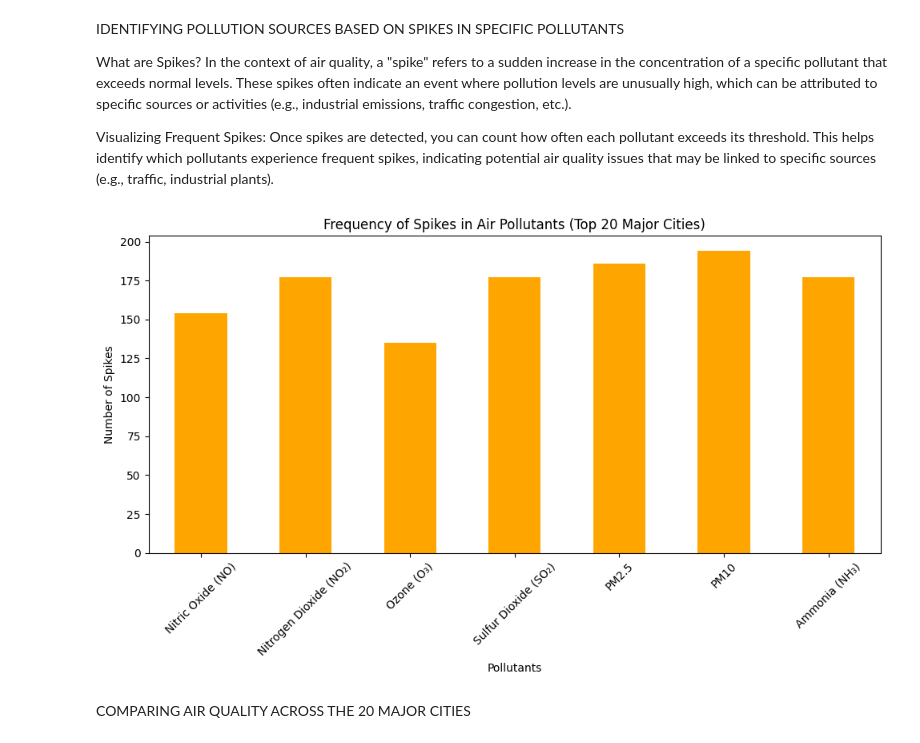
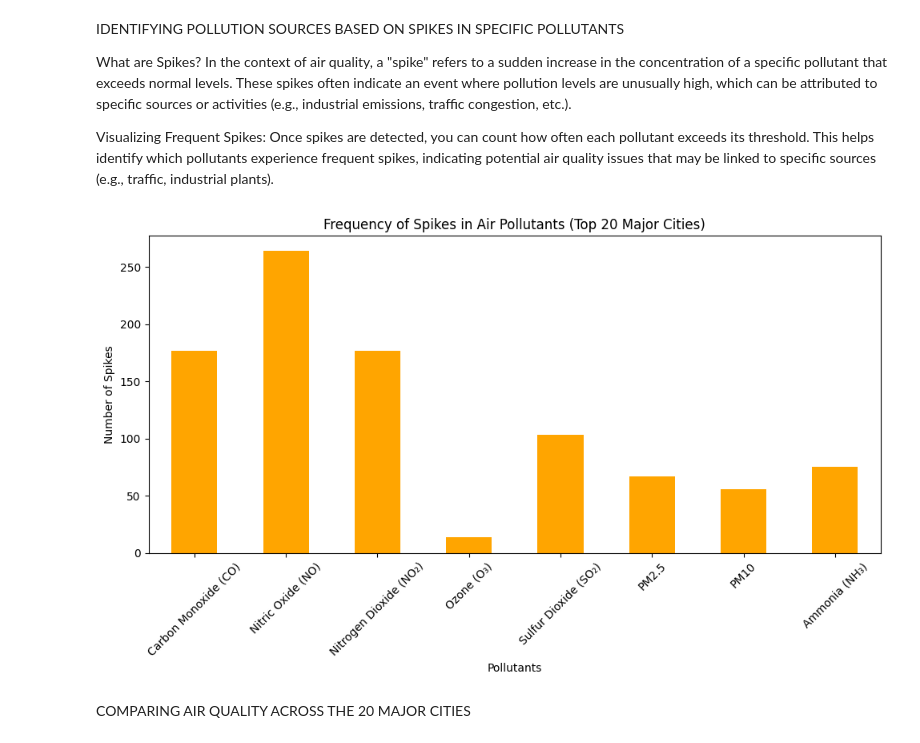
Before and after one commit to ParantarUrielAlexis/Spotify-Analysis, a Jupyter notebook: data.ipynb, the cells around one changed output. Saved outputs shown, nothing was run; the diff lists cells and outputs as text; code cells hidden in the pictures.

```diff
--- a/data.ipynb
+++ b/data.ipynb
@@ -25,10 +25,20 @@ major_cities = [
 ]
 
 # Filter the data for these cities
-filtered_data = data[data['city_name'].isin(major_cities)]
+filtered_data = data[data['city_name'].isin(major_cities)].copy()
+#"""
+# Log transformation
+constant = 1  # To avoid log(0)
+log_columns = ['main.aqi', 'components.co', 'components.no', 'components.o3',
+               'components.so2', 'components.pm2_5', 'components.pm10', 'components.nh3']
 
+# Apply log transformation
+for column in log_columns:
+    filtered_data[column] = np.log(filtered_data[column] + constant)
+
+#"""
 # Summary statistics for the filtered data
-summary_stats = filtered_data[['main.aqi', 'components.co',  'components.no', 'components.o3', 'components.so2', 'components.pm2_5', 'components.pm10', 'components.nh3', 'city_name']].describe()
+summary_stats = filtered_data[log_columns + ['city_name']].describe()
 
 # Output the statistics
 summary_stats
@@ -183,38 +183,33 @@ In the context of air quality, a "spike" refers to a sudden increase in the conc
 Visualizing Frequent Spikes:
 Once spikes are detected, you can count how often each pollutant exceeds its threshold. This helps identify which pollutants experience frequent spikes, indicating potential air quality issues that may be linked to specific sources (e.g., traffic, industrial plants).
 # %%
-import pandas as pd
-import matplotlib.pyplot as plt
-
-
-
 # Columns to analyze
-pollutants = ['Nitric Oxide (NO)', 'Nitrogen Dioxide (NO₂)', 'Ozone (O₃)',
+pollutants = ['Carbon Monoxide (CO)','Nitric Oxide (NO)', 'Nitrogen Dioxide (NO₂)', 'Ozone (O₃)',
               'Sulfur Dioxide (SO₂)', 'PM2.5', 'PM10', 'Ammonia (NH₃)']
 
 # Calculate the mean and standard deviation for each pollutant
 mean_vals = filtered_data[pollutants].mean()
 std_vals = filtered_data[pollutants].std()
 
 # Set threshold for spikes: 2 standard deviations above the mean
 thresholds = mean_vals + 2 * std_vals
 
 # Identify rows where any pollutant exceeds its spike threshold
 spikes = filtered_data[(filtered_data[pollutants] > thresholds).any(axis=1)]
 
 # Count how often each pollutant spikes to assess 'frequent' pollutants
 spike_counts = (spikes[pollutants] > thresholds).sum()
 
 # Plot spike counts to visualize which pollutants spike more frequently
 spike_counts.plot(kind='bar', color='orange', figsize=(10, 6))
 plt.title('Frequency of Spikes in Air Pollutants (Top 20 Major Cities)')
 plt.ylabel('Number of Spikes')
 plt.xlabel('Pollutants')
 plt.xticks(rotation=45)
 plt.tight_layout()
 plt.show()
 # %% [output]
-[figure, old version]
+[figure, new version]
 # %% [markdown]
 COMPARING AIR QUALITY ACROSS THE 20 MAJOR CITIES
 # %%
```
Also changed, not shown: parts of 5 cells of this notebook.
